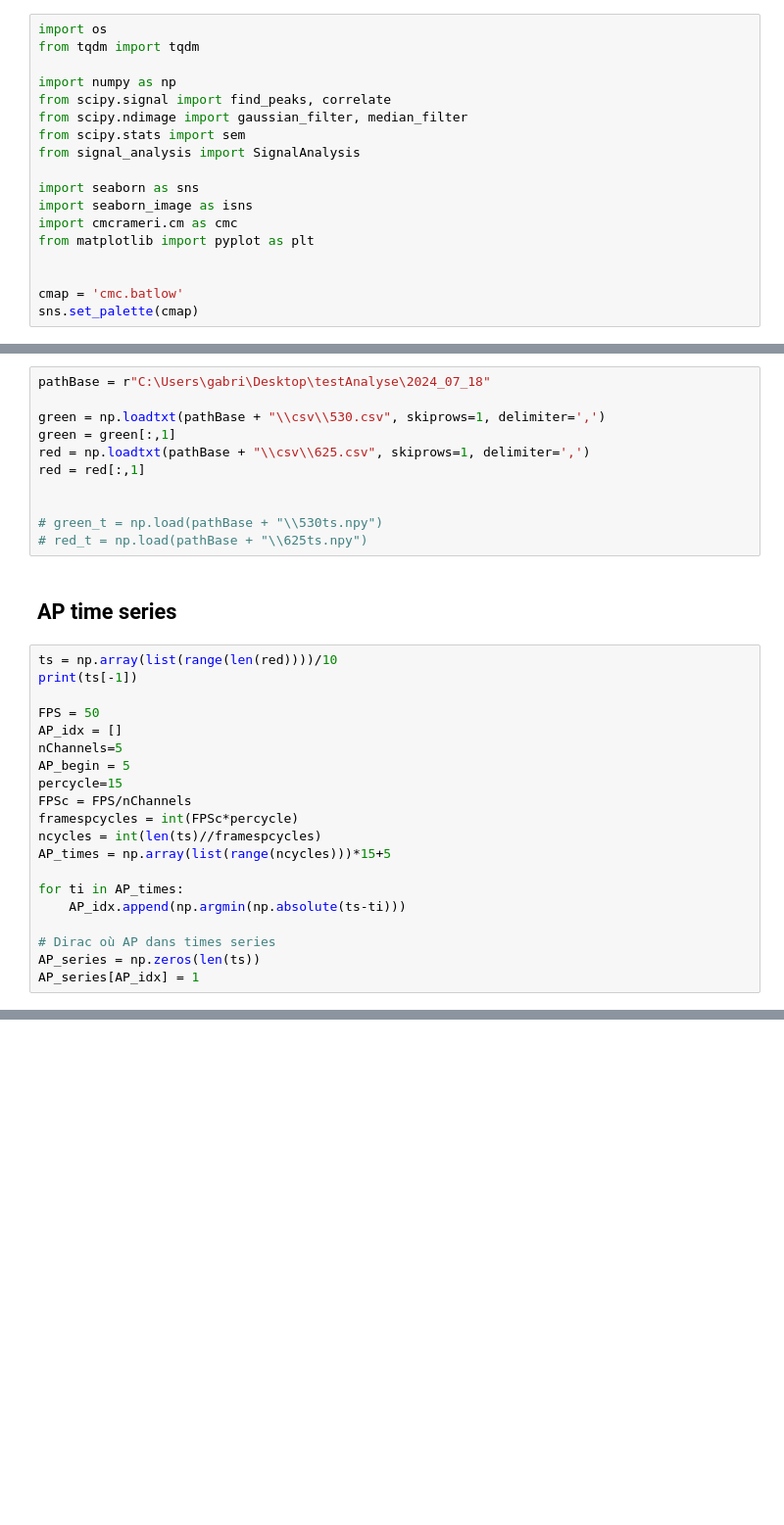
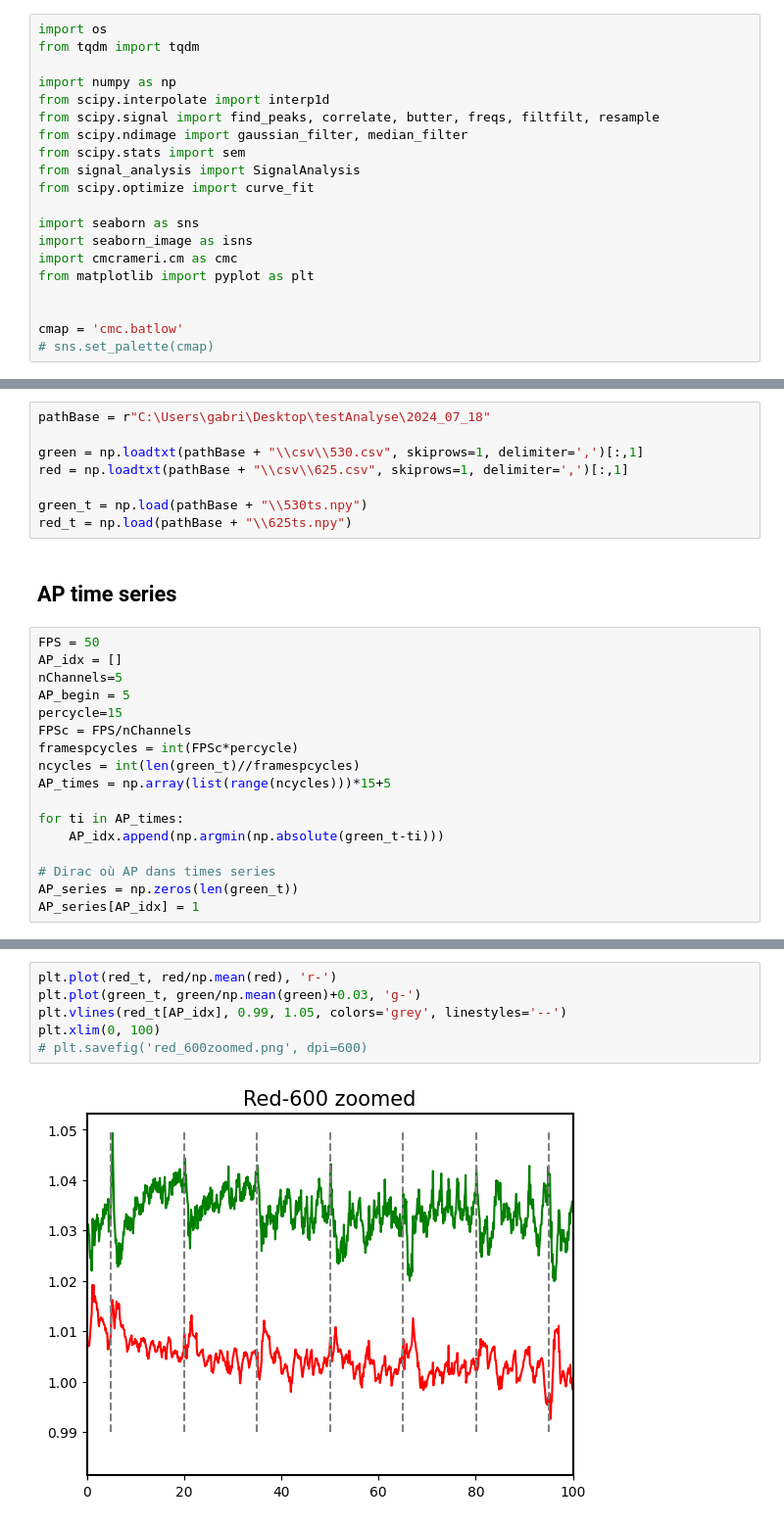
Before and after one commit to Laboratory-of-Vincent-Breton-Provencher/Widefield-Imaging-Acquisition, a Jupyter notebook: analysisPipeline/IOI.ipynb, the cells around one changed output, grey strips where cells are left out. Shown at 98% size. Drawn from its saved outputs; the diff is of its cells as text; blank space fills up the shorter version.

```diff
--- a/analysisPipeline/IOI.ipynb
+++ b/analysisPipeline/IOI.ipynb
@@ -5,10 +5,12 @@ import os
 from tqdm import tqdm
 
 import numpy as np
-from scipy.signal import find_peaks, correlate
+from scipy.interpolate import interp1d
+from scipy.signal import find_peaks, correlate, butter, freqs, filtfilt, resample
 from scipy.ndimage import gaussian_filter, median_filter
 from scipy.stats import sem
 from signal_analysis import SignalAnalysis
+from scipy.optimize import curve_fit
 
 import seaborn as sns
 import seaborn_image as isns
@@ -17,6 +19,6 @@ from matplotlib import pyplot as plt
 
 
 cmap = 'cmc.batlow'
-sns.set_palette(cmap)
+# sns.set_palette(cmap)
 # %% [markdown]
 ## Analysis Functions
@@ -92,20 +138,14 @@ def oxygenation(greenData: list, redData: list, dim:int=3) -> tuple:
 # %%
 pathBase = r"C:\Users\gabri\Desktop\testAnalyse\2024_07_18"
 
-green = np.loadtxt(pathBase + "\\csv\\530.csv", skiprows=1, delimiter=',')
-green = green[:,1]
-red = np.loadtxt(pathBase + "\\csv\\625.csv", skiprows=1, delimiter=',')
-red = red[:,1]
+green = np.loadtxt(pathBase + "\\csv\\530.csv", skiprows=1, delimiter=',')[:,1]
+red = np.loadtxt(pathBase + "\\csv\\625.csv", skiprows=1, delimiter=',')[:,1]
 
-
-# green_t = np.load(pathBase + "\\530ts.npy")
-# red_t = np.load(pathBase + "\\625ts.npy")
+green_t = np.load(pathBase + "\\530ts.npy")
+red_t = np.load(pathBase + "\\625ts.npy")
 # %% [markdown]
 ## AP time series
 # %%
-ts = np.array(list(range(len(red))))/10
-print(ts[-1])
-
 FPS = 50
 AP_idx = []
 nChannels=5
@@ -113,12 +153,12 @@ AP_begin = 5
 percycle=15
 FPSc = FPS/nChannels
 framespcycles = int(FPSc*percycle)
-ncycles = int(len(ts)//framespcycles)
+ncycles = int(len(green_t)//framespcycles)
 AP_times = np.array(list(range(ncycles)))*15+5
 
 for ti in AP_times:
-    AP_idx.append(np.argmin(np.absolute(ts-ti)))
+    AP_idx.append(np.argmin(np.absolute(green_t-ti)))
 
 # Dirac où AP dans times series
-AP_series = np.zeros(len(ts))
+AP_series = np.zeros(len(green_t))
 AP_series[AP_idx] = 1
@@ -137,0 +167,8 @@ plt.vlines(ts[AP_idx], 300, 360)
+# %%
+plt.plot(red_t, red/np.mean(red), 'r-')
+plt.plot(green_t, green/np.mean(green)+0.03, 'g-')
+plt.vlines(red_t[AP_idx], 0.99, 1.05, colors='grey', linestyles='--')
+plt.xlim(0, 100)
+# plt.savefig('red_600zoomed.png', dpi=600)
+# %% [output]
+[figure, added]
```
Also changed, not shown: parts of 14 cells of this notebook, 15 other files.
